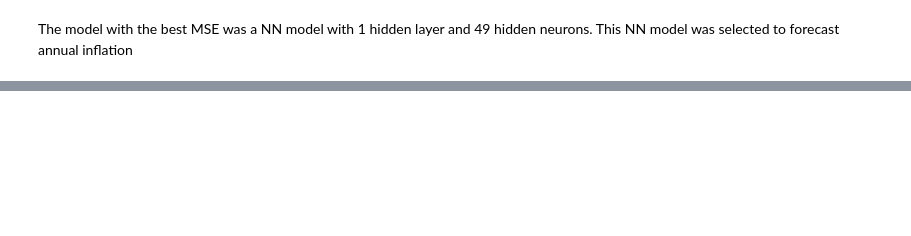
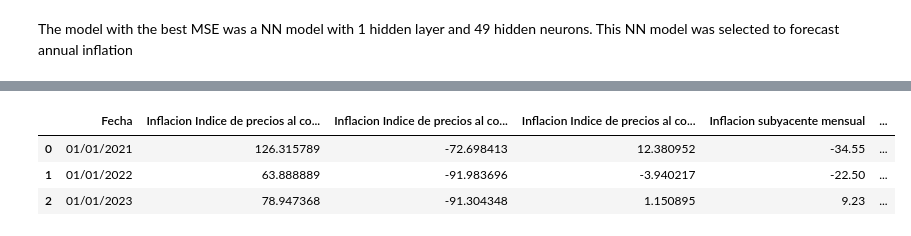
Before and after one commit to NataliaPerez08/Proyecto-Redes-Neuronales, a Jupyter notebook: proyecto.ipynb, the cells around one changed output, grey strips where cells are left out. Saved outputs shown, nothing was run; the diff lists cells and outputs as text; code cells hidden in the pictures; blank space fills up the shorter version.

```diff
--- a/proyecto.ipynb
+++ b/proyecto.ipynb
@@ -239,0 +270,12 @@ print(cm)
+# %%
+# Comparemos las predicciones del 2021 al 2023 del modelo con las del banco de Mexico
+
+# Seleccionar los datos del 2021 al 2023
+df_2021_2023 = df_eneros[df_eneros['Fecha'].str.contains('2021|2022|2023')]
+df_2021_2023 = df_2021_2023.reset_index(drop=True)
+df_2021_2023.head()
+# %% [output]
+|  | Fecha | Inflacion Indice de precios al co... | Inflacion Indice de precios al co... | Inflacion Indice de precios al co... | Inflacion subyacente mensual | ... |
+| 0 | 01/01/2021 | 126.315789 | -72.698413 | 12.380952 | -34.55 | ... |
+| 1 | 01/01/2022 | 63.888889 | -91.983696 | -3.940217 | -22.50 | ... |
+| 2 | 01/01/2023 | 78.947368 | -91.304348 | 1.150895 | 9.23 | ... |
```
Also changed, not shown: parts of 9 cells of this notebook.
